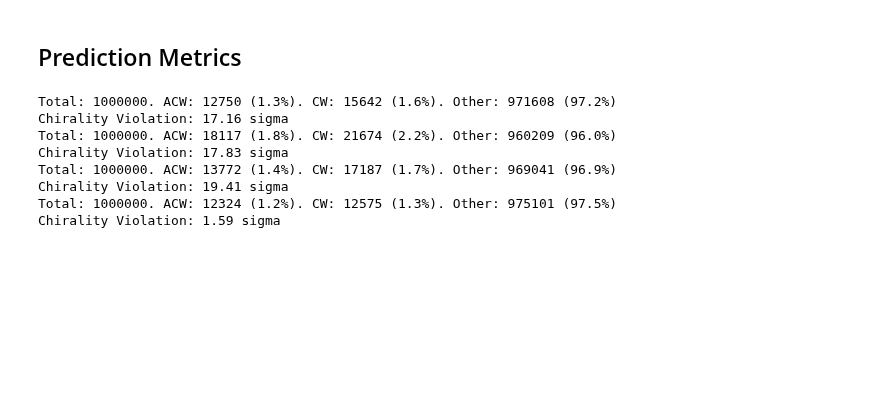
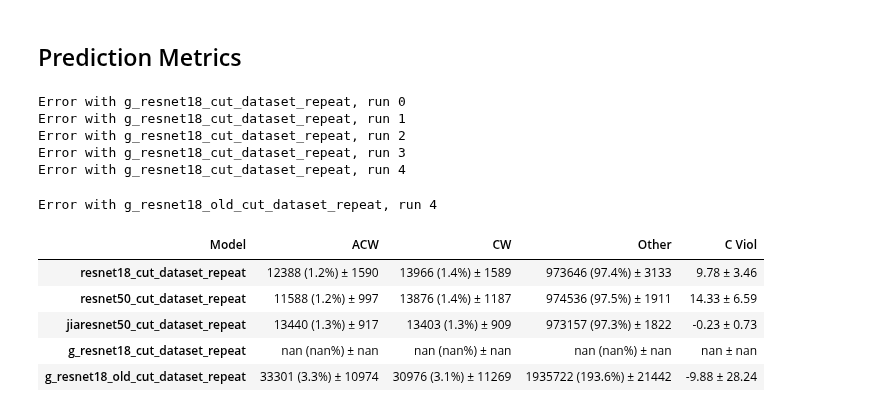
Before and after one commit to neil-power/mphys-galaxy, a Jupyter notebook: Code/model_metrics.ipynb, the cells around one changed output. Saved outputs shown, nothing was run; the diff lists cells and outputs as text; code cells hidden in the pictures; blank space fills up the shorter version.

Commit message:
DESI predictions 1

```diff
--- a/Code/model_metrics.ipynb
+++ b/Code/model_metrics.ipynb
@@ -171,7 +153,7 @@ plot_combined_metrics(model_ids,'val_loss','Validation Loss')
 ## Prediction Metrics
 # %%
 def chirality_violation(num_acw,num_cw):
-        return (num_cw-num_acw)/np.sqrt(num_cw+num_acw)
+        return (num_acw-num_cw)/np.sqrt(num_cw+num_acw)
 
 def summarise_predictions(model_id,dataset_name,version=0):
     predictions = pd.read_csv(f"{METRICS_PATH}/{model_id}/version_{version}/{dataset_name}_predictions.csv",header=None, on_bad_lines = 'skip').astype('float')
@@ -183,16 +165,57 @@ def summarise_predictions(model_id,dataset_name,version=0):
     print(f"Total: {num}. ACW: {num_acw} ({num_acw/num:.1%}). CW: {num_cw} ({num_cw/num:.1%}). Other: {num_other} ({num_other/num:.1%})")
     print(f"Chirality Violation: {chirality_violation(num_acw,num_cw):3.2f} sigma")
 
-summarise_predictions("resnet18_cut_dataset","full_desi_dataset")
-summarise_predictions("g_resnet18_cut_dataset","full_desi_dataset")
-summarise_predictions("resnet50_cut_dataset","full_desi_dataset")
-summarise_predictions("jiaresnet50_cut_dataset","full_desi_dataset")
+# summarise_predictions("resnet18_cut_dataset","full_desi_dataset")
-# %% [output]
-Total: 1000000. ACW: 12750 (1.3%). CW: 15642 (1.6%). Other: 971608 (97.2%)
-Chirality Violation: 17.16 sigma
-Total: 1000000. ACW: 18117 (1.8%). CW: 21674 (2.2%). Other: 960209 (96.0%)
-Chirality Violation: 17.83 sigma
-Total: 1000000. ACW: 13772 (1.4%). CW: 17187 (1.7%). Other: 969041 (96.9%)
-Chirality Violation: 19.41 sigma
-Total: 1000000. ACW: 12324 (1.2%). CW: 12575 (1.3%). Other: 975101 (97.5%)
-Chirality Violation: 1.59 sigma
+# %%
+def get_predict_results_runs(model_ids,max_runs,dataset_name="full_desi_dataset"):
+    repeat_metrics = pd.DataFrame(columns=["ACW","CW","Other","C Viol"],index=model_ids)
+    repeat_metrics.columns.name="Model"
+    for model in model_ids:
+        acws = []
+        cws = []
+        others = []
+        c_viols = []
+        for run in range(max_runs):
+            try:
+                predictions = pd.read_csv(f"{METRICS_PATH}/{model}/version_{run}/{dataset_name}_predictions.csv",header=None, on_bad_lines = 'skip').astype('float')
+                predictions = predictions.idxmax(axis=1)
+                num_acw = predictions[predictions==0].shape[0]
+                num_cw = predictions[predictions==1].shape[0]
+                num_other = predictions[predictions==2].shape[0]
+                num = predictions.shape[0]
+                acws.append(num_acw)
+                cws.append(num_cw)
+                others.append(num_other)
+                c_viols.append(chirality_violation(num_acw,num_cw))
+            except:
+                print(f"Error with {model}, run {run}")
+
+
+        repeat_metrics.loc[model] = {"ACW": f"{np.average(acws):.0f} ({np.average(acws)/1e6:.1%}) ± {np.std(acws):.0f}",
+                                        "CW": f"{np.average(cws):.0f} ({np.average(cws)/1e6:.1%}) ± {np.std(cws):.0f}",
+                                        "Other": f"{np.average(others):.0f} ({np.average(others)/1e6:.1%}) ± {np.std(others):.0f}",
+                                        "C Viol": f"{np.average(c_viols):3.2f} ± {np.std(c_viols):3.2f}"}
+    #print(tabulate(repeat_metrics,headers='keys',tablefmt='github'))
+    return repeat_metrics
+# %%
+model_ids = ['resnet18_cut_dataset_repeat',
+             'resnet50_cut_dataset_repeat',
+            'jiaresnet50_cut_dataset_repeat',
+             'g_resnet18_cut_dataset_repeat',
+             'g_resnet18_old_cut_dataset_repeat']
+
+repeat_metrics = get_predict_results_runs(model_ids,5)
+repeat_metrics.head(6)
+# %% [output]
+Error with g_resnet18_cut_dataset_repeat, run 0
+Error with g_resnet18_cut_dataset_repeat, run 1
+Error with g_resnet18_cut_dataset_repeat, run 2
+Error with g_resnet18_cut_dataset_repeat, run 3
+Error with g_resnet18_cut_dataset_repeat, run 4
+Error with g_resnet18_old_cut_dataset_repeat, run 4
+| Model | ACW | CW | Other | C Viol |
+| resnet18_cut_dataset_repeat | 12388 (1.2%) ± 1590 | 13966 (1.4%) ± 1589 | 973646 (97.4%) ± 3133 | 9.78 ± 3.46 |
+| resnet50_cut_dataset_repeat | 11588 (1.2%) ± 997 | 13876 (1.4%) ± 1187 | 974536 (97.5%) ± 1911 | 14.33 ± 6.59 |
+| jiaresnet50_cut_dataset_repeat | 13440 (1.3%) ± 917 | 13403 (1.3%) ± 909 | 973157 (97.3%) ± 1822 | -0.23 ± 0.73 |
+| g_resnet18_cut_dataset_repeat | nan (nan%) ± nan | nan (nan%) ± nan | nan (nan%) ± nan | nan ± nan |
+| g_resnet18_old_cut_dataset_repeat | 33301 (3.3%) ± 10974 | 30976 (3.1%) ± 11269 | 1935722 (193.6%) ± 21442 | -9.88 ± 28.24 |
```
Also changed, not shown: parts of 10 cells of this notebook, 4 other files.
